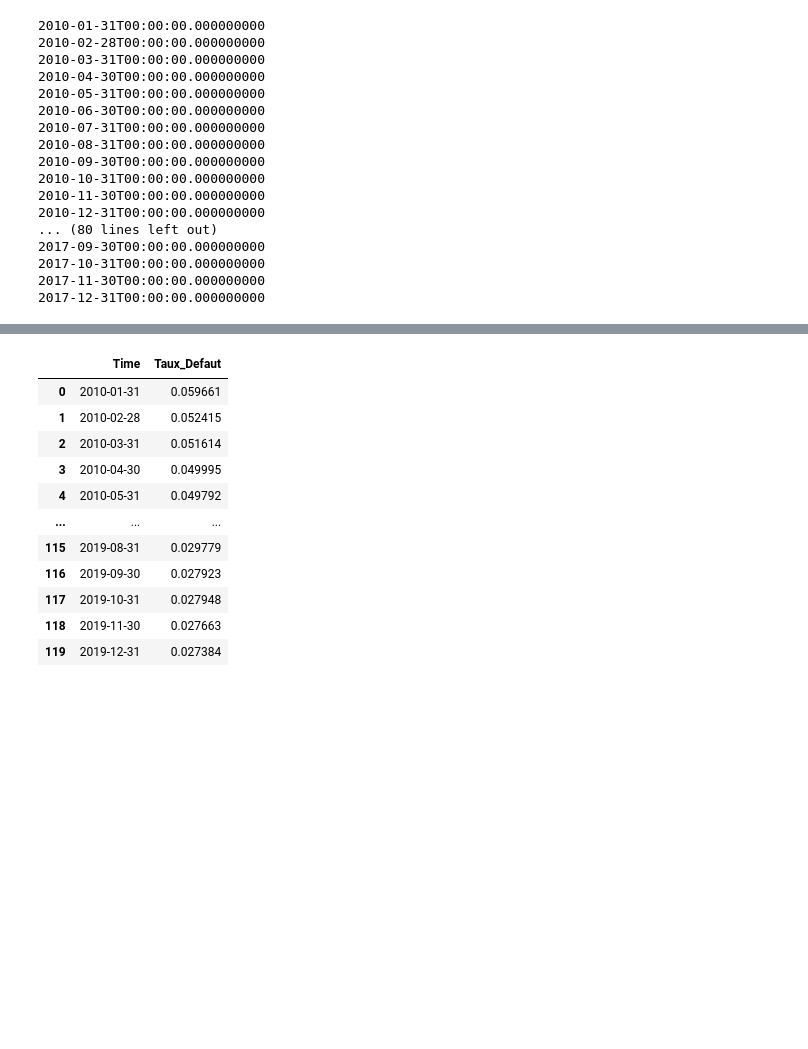
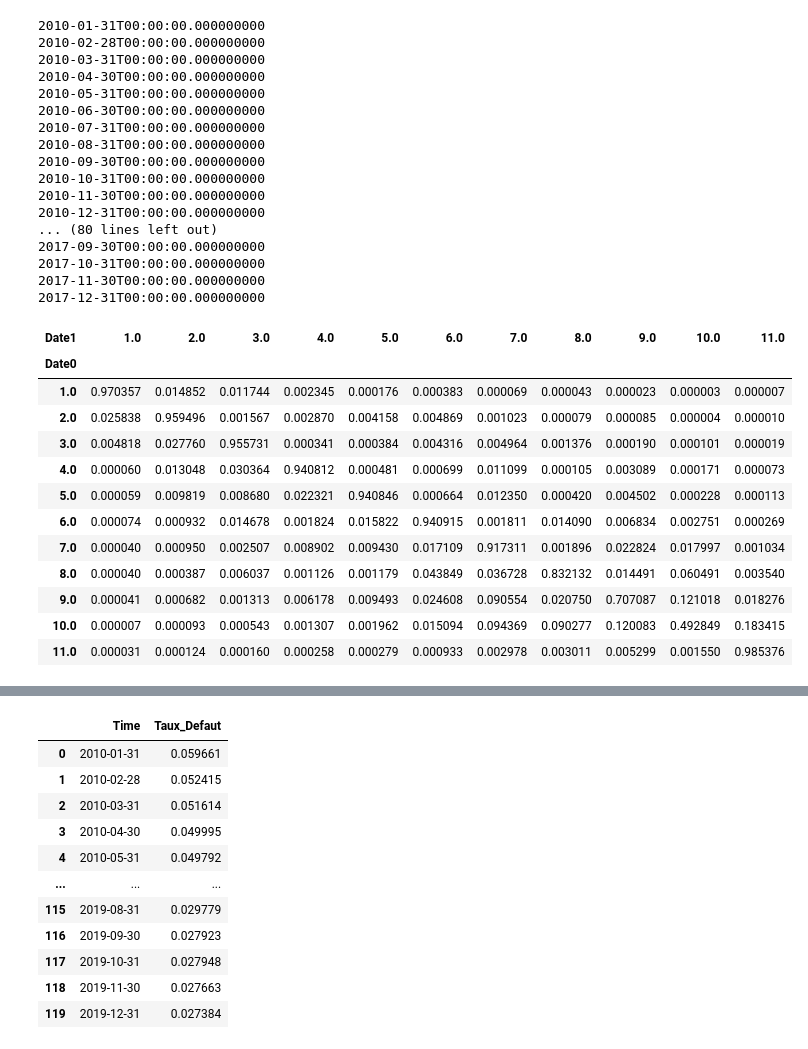
Before and after one commit to Kyllien/DRIM-Game, a Jupyter notebook: MatriceTransitionGood.ipynb, the cells around one changed output, grey strips where cells are left out. Cells and saved outputs as stored; diff of their text form; code cells hidden in the pictures; blank space fills up the shorter version.

```diff
--- a/MatriceTransitionGood.ipynb
+++ b/MatriceTransitionGood.ipynb
@@ -84,3 +63,34 @@ for i in np.unique(df["Time"]):
 2017-10-31T00:00:00.000000000
 2017-11-30T00:00:00.000000000
 2017-12-31T00:00:00.000000000
+# %%
+#Creation Matrice PIT sans les NR(12)
+PIT={}
+for i in range(1,96):
+  u=df2.columns[i]
+  m=df2.columns[i+1]
+  PIT[i]=pd.crosstab(df2[u],df2[m],normalize="index",dropna=True)
+  for j in range(1,11):
+    PIT[i].loc[11,j] = 0
+  PIT[i].loc[11,11] = 1
+# %%
+#Creation matrice TTC sans les NR(12)
+TTC=PIT[1]
+for i in range(2,96):
+  TTC=TTC+PIT[i]
+TTC=TTC/len(PIT)
+TTC
+# %% [output]
+| Date1 | 1.0 | 2.0 | 3.0 | 4.0 | 5.0 | 6.0 | 7.0 | 8.0 | 9.0 | 10.0 | 11.0 |
+| Date0 |  |  |  |  |  |  |  |  |  |  |  |
+| 1.0 | 0.970357 | 0.014852 | 0.011744 | 0.002345 | 0.000176 | 0.000383 | 0.000069 | 0.000043 | 0.000023 | 0.000003 | 0.000007 |
+| 2.0 | 0.025838 | 0.959496 | 0.001567 | 0.002870 | 0.004158 | 0.004869 | 0.001023 | 0.000079 | 0.000085 | 0.000004 | 0.000010 |
+| 3.0 | 0.004818 | 0.027760 | 0.955731 | 0.000341 | 0.000384 | 0.004316 | 0.004964 | 0.001376 | 0.000190 | 0.000101 | 0.000019 |
+| 4.0 | 0.000060 | 0.013048 | 0.030364 | 0.940812 | 0.000481 | 0.000699 | 0.011099 | 0.000105 | 0.003089 | 0.000171 | 0.000073 |
+| 5.0 | 0.000059 | 0.009819 | 0.008680 | 0.022321 | 0.940846 | 0.000664 | 0.012350 | 0.000420 | 0.004502 | 0.000228 | 0.000113 |
+| 6.0 | 0.000074 | 0.000932 | 0.014678 | 0.001824 | 0.015822 | 0.940915 | 0.001811 | 0.014090 | 0.006834 | 0.002751 | 0.000269 |
+| 7.0 | 0.000040 | 0.000950 | 0.002507 | 0.008902 | 0.009430 | 0.017109 | 0.917311 | 0.001896 | 0.022824 | 0.017997 | 0.001034 |
+| 8.0 | 0.000040 | 0.000387 | 0.006037 | 0.001126 | 0.001179 | 0.043849 | 0.036728 | 0.832132 | 0.014491 | 0.060491 | 0.003540 |
+| 9.0 | 0.000041 | 0.000682 | 0.001313 | 0.006178 | 0.009493 | 0.024608 | 0.090554 | 0.020750 | 0.707087 | 0.121018 | 0.018276 |
+| 10.0 | 0.000007 | 0.000093 | 0.000543 | 0.001307 | 0.001962 | 0.015094 | 0.094369 | 0.090277 | 0.120083 | 0.492849 | 0.183415 |
+| 11.0 | 0.000031 | 0.000124 | 0.000160 | 0.000258 | 0.000279 | 0.000933 | 0.002978 | 0.003011 | 0.005299 | 0.001550 | 0.985376 |
```
Also changed, not shown: parts of 7 cells of this notebook.
